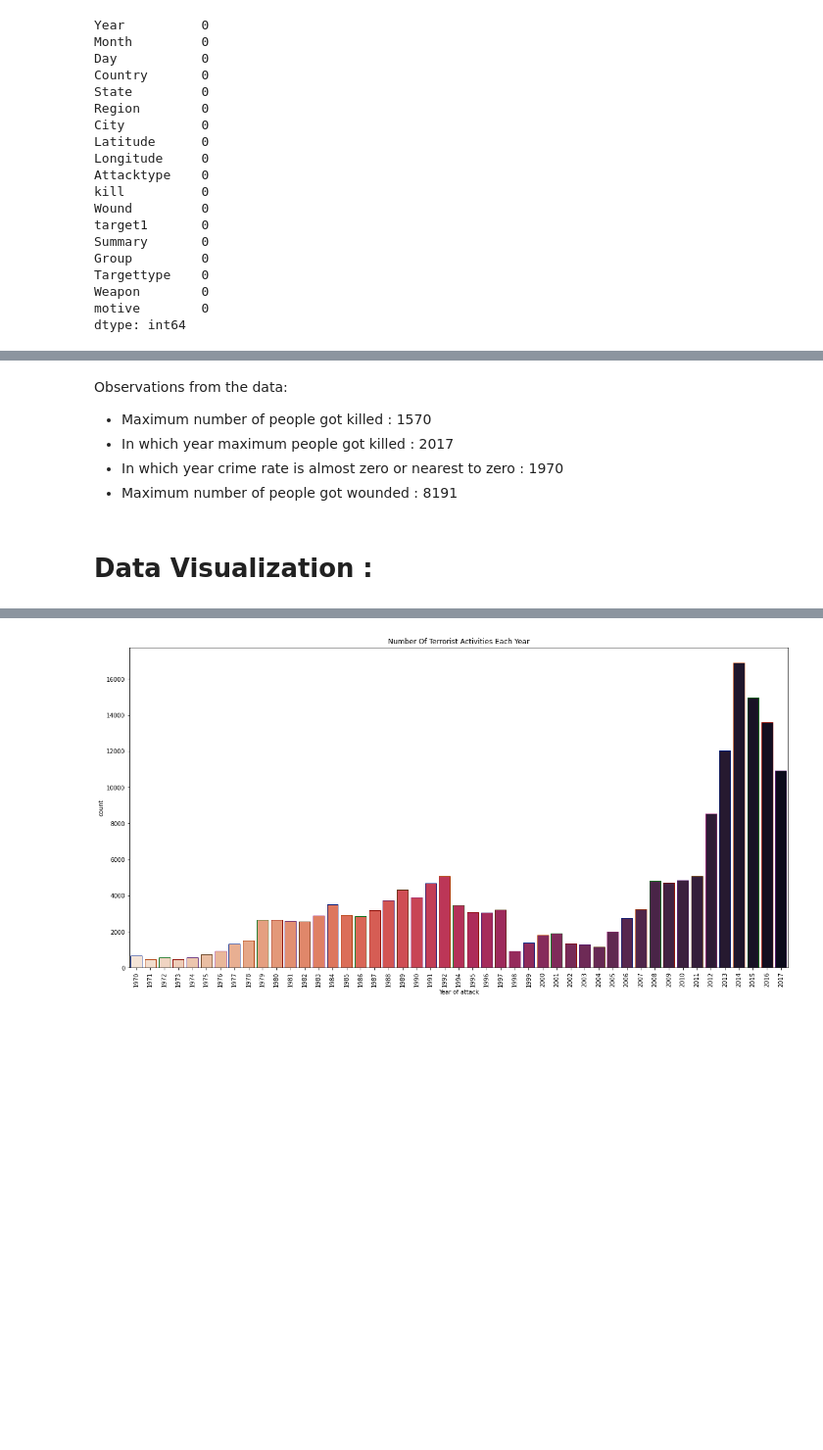
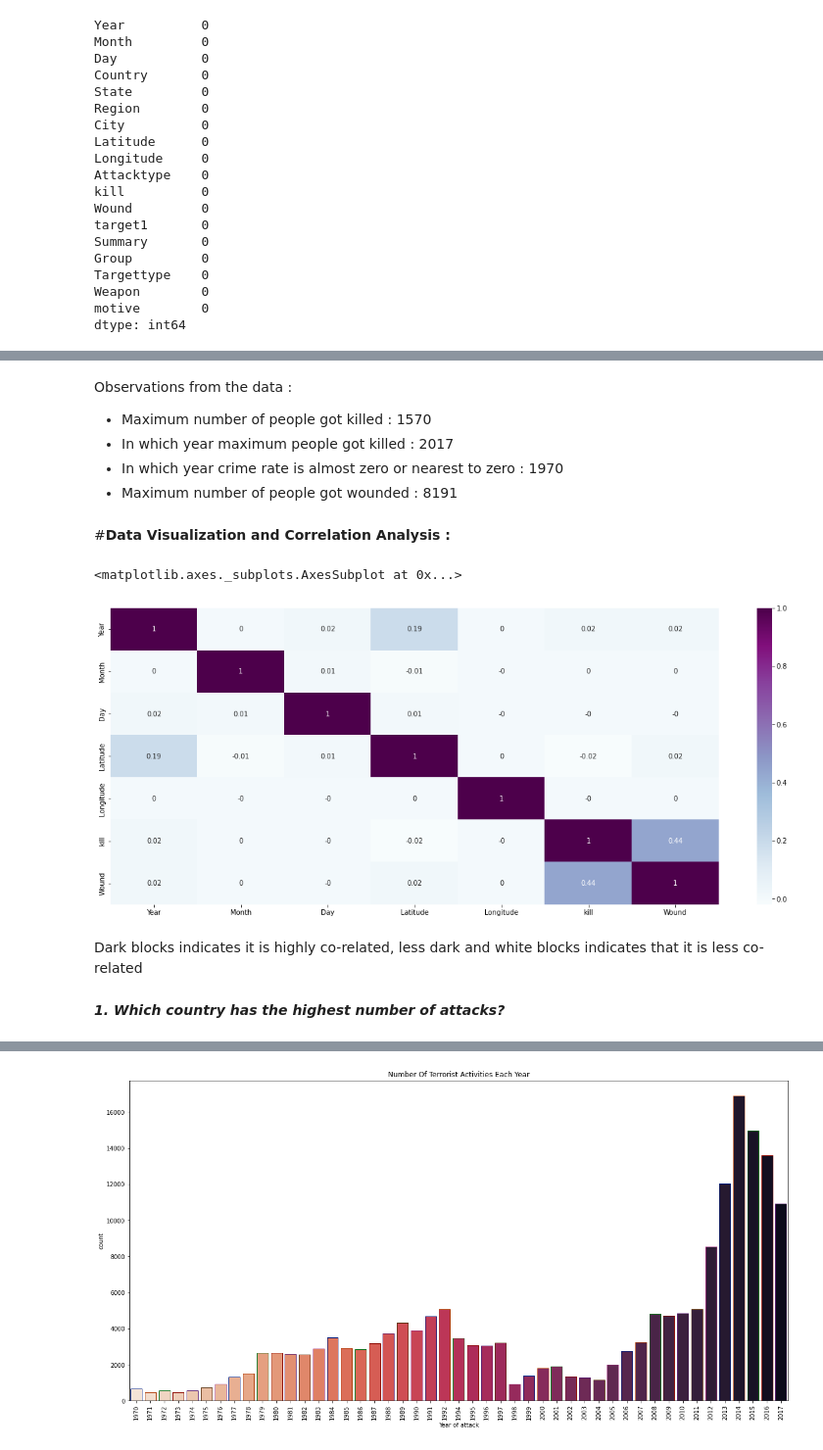
Before and after one commit to firaz-thakur/global-terrorism, a Jupyter notebook: Copy_of_Copy_of_Global_Terrorism_Analysis_Capstone_Project.ipynb, the cells around one changed output, grey strips where cells are left out. Shown at 98% size. Saved outputs shown, nothing was run; the diff lists cells and outputs as text; code cells hidden in the pictures; blank space fills up the shorter version.

```diff
--- a/Copy_of_Copy_of_Global_Terrorism_Analysis_Capstone_Project.ipynb
+++ b/Copy_of_Copy_of_Global_Terrorism_Analysis_Capstone_Project.ipynb
@@ -227,11 +210,23 @@ df.describe()
 | 75% | 2014.000000 | 9.000000 | 23.000000 | 34.538561 | 6.835734e+01 | 2.000000 | 2.000000 |
 | max | 2017.000000 | 12.000000 | 31.000000 | 74.633553 | 1.793667e+02 | 1570.000000 | 8191.000000 |
 # %% [markdown]
-Observations from the data:
+Observations from the data :
 
 * Maximum number of people got killed : 1570
 * In which year maximum people got killed : 2017
 * In which year crime rate is almost zero or nearest to zero : 1970
 * Maximum number of people got wounded : 8191
 # %% [markdown]
-# Data Visualization :
+#**Data Visualization and Correlation Analysis :**
+# %%
+# Creating heatmap will make us understand more clearly, how one parameter is related to other :
+plt.figure(figsize=(20,8))
+sns.heatmap(np.round(df.corr(),2), cmap='BuPu', annot=True)
+# %% [output]
+<matplotlib.axes._subplots.AxesSubplot at 0x...>
+[figure, added]
+# %% [markdown]
+Dark blocks indicates it is highly co-related,
+less dark and white blocks indicates that it is less co-related
+# %% [markdown]
+***1. Which country has the highest number of attacks?***
```
Also changed, not shown: parts of 77 cells of this notebook.
